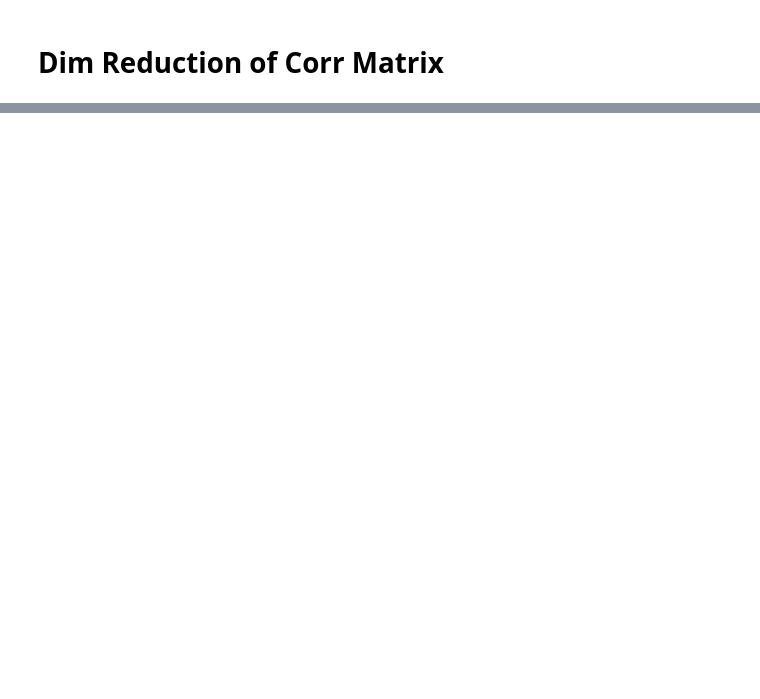
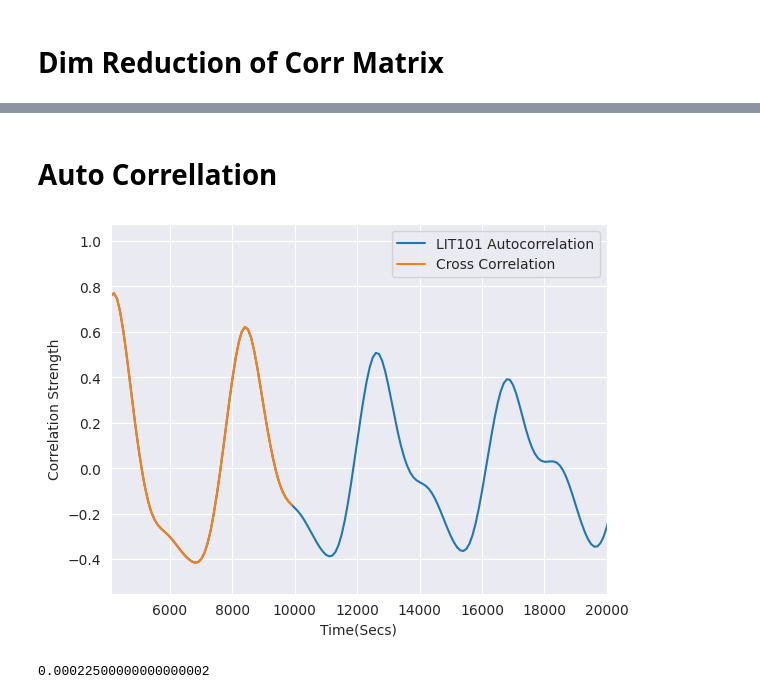
Before and after one commit to lozferatu/MSc-Project, a Jupyter notebook: final_code/first_exploration.ipynb, the cells around one changed output, grey strips where cells are left out. Drawn from its saved outputs; the diff is of its cells as text; code cells hidden in the pictures; blank space fills up the shorter version.

Commit message:
auto corr

```diff
--- a/final_code/first_exploration.ipynb
+++ b/final_code/first_exploration.ipynb
@@ -574,0 +673,42 @@ transformed_data
+# %% [markdown]
+# Auto Correllation
+# %%
+org_series = df_norm_sec.LIT101
+shift_size = 100
+# %%
+
+
+def get_cross_corr(series_1, series_2, shift=100, start=0, stop=20000):
+    '''
+    Get cross correlation or suto correlation if same series passed twice
+    :param series_1: keeps original timing
+    :param series_2: gets shifted
+    :param shift: shift in seconds
+    :return: dict of correlation strength with time as key
+    '''
+
+    auto_corrs = {}
+    for x in range(start,stop, shift_size):
+        shifted_series = org_series.shift(x)
+        auto_corrs[x] = org_series.corr(shifted_series)
+
+    return auto_corrs
+# %%
+auto_corrs_lit101 = get_cross_corr(df_norm_sec.LIT101, df_norm_sec.LIT101, shift=1, start=0,stop=10000)
+cross_lit101_fit101 = get_cross_corr(df_norm_sec.LIT101, df_norm_sec.FIT101, shift=1, start=0,stop=10000)
+
+
+
+
+#plt.plot(auto_corrs.values(), label='Original Data')
+plt.plot(list(auto_corrs.keys()), list(auto_corrs.values()), label='LIT101 Autocorrelation')
+plt.plot(list(cross_lit101_fit101.keys()), list(cross_lit101_fit101.values()), label='Cross Correlation')
+
+plt.xlim(4100,20000)
+plt.xlabel('Time(Secs)')
+plt.ylabel('Correlation Strength')
+plt.legend()
+plt.savefig('/home/loz/MSc/MSc_Project/Write_Up/Charts/lit101_autocor.jpeg')
+plt.show()
+# %% [output]
+[figure, added]
@@ -574,0 +719,4 @@ transformed_data
+# %%
+fundamental_frequency
+# %% [output]
+0.00022500000000000002
```
Also changed, not shown: parts of 66 cells of this notebook, 4 other files.
